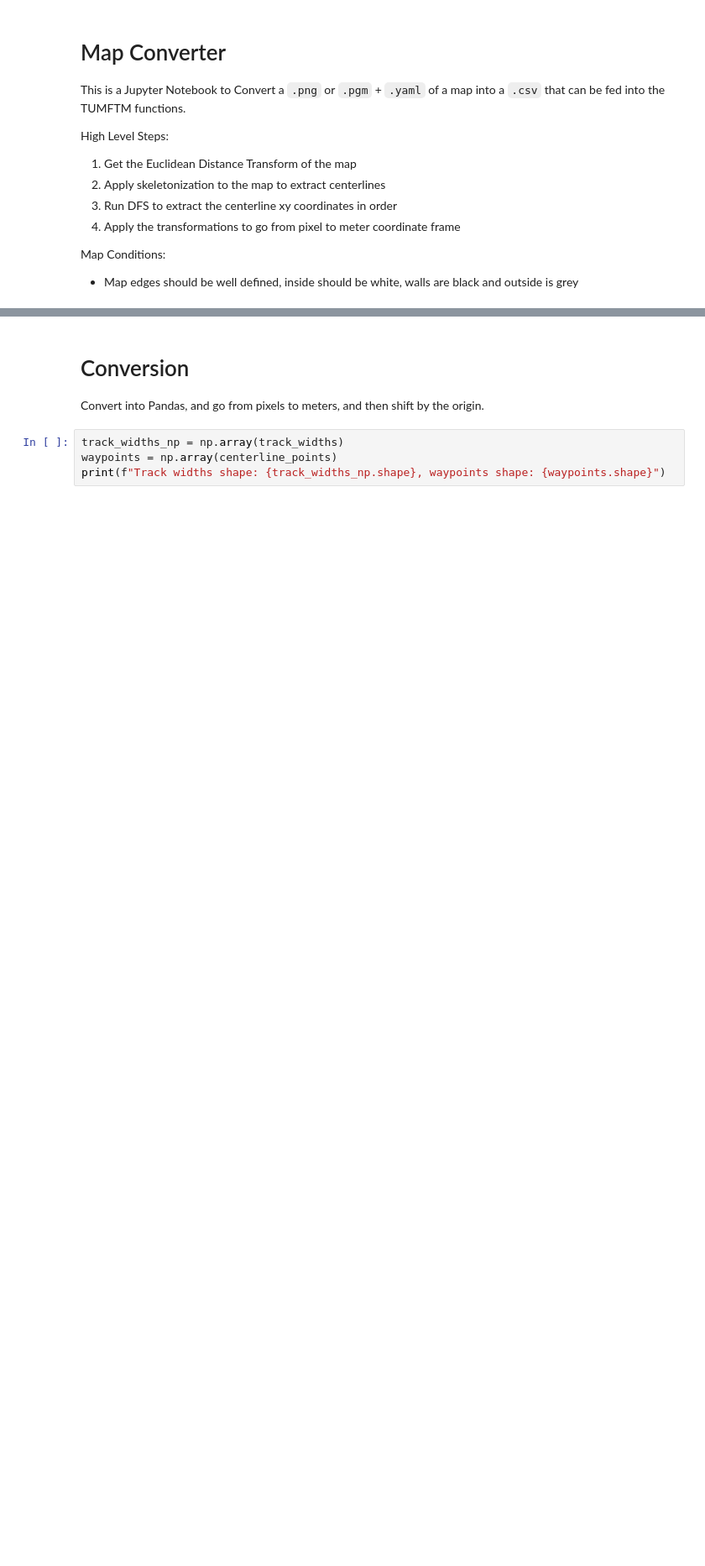
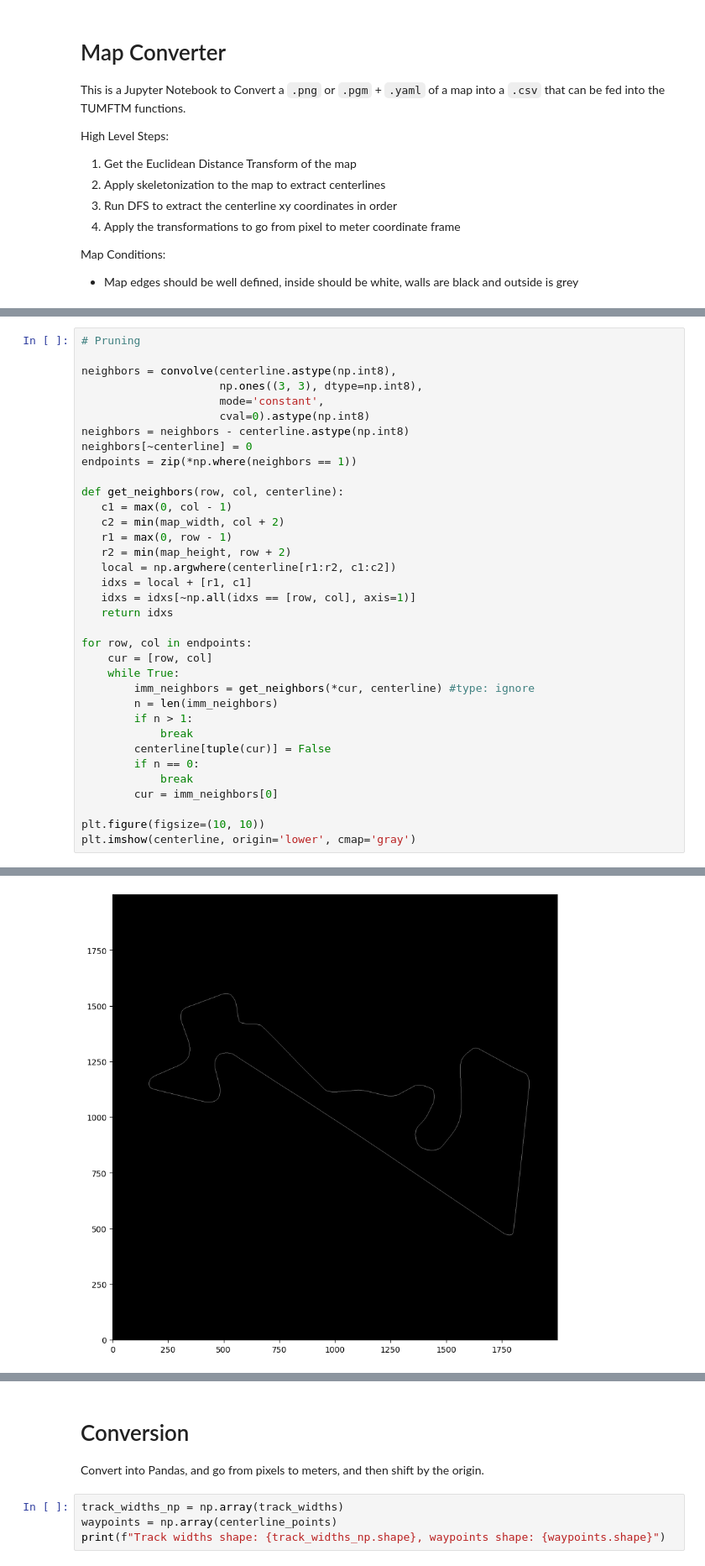
Before and after one commit to WVU-F1Tenth/Raceline-Optimization, a Jupyter notebook: map_converter.ipynb, the cells around one changed output, grey strips where cells are left out. Shown at 84% size. Cells and saved outputs as stored; diff of their text form; blank space fills up the shorter version.

```diff
--- a/map_converter.ipynb
+++ b/map_converter.ipynb
@@ -107,0 +143,36 @@ centerline_dist = np.where(centerline, dist_transform, 0)
+# %%
+# Pruning
+
+neighbors = convolve(centerline.astype(np.int8),
+                     np.ones((3, 3), dtype=np.int8),
+                     mode='constant',
+                     cval=0).astype(np.int8)
+neighbors = neighbors - centerline.astype(np.int8)
+neighbors[~centerline] = 0
+endpoints = zip(*np.where(neighbors == 1))
+
+def get_neighbors(row, col, centerline):
+   c1 = max(0, col - 1)
+   c2 = min(map_width, col + 2)
+   r1 = max(0, row - 1)
+   r2 = min(map_height, row + 2)
+   local = np.argwhere(centerline[r1:r2, c1:c2])
+   idxs = local + [r1, c1]
+   idxs = idxs[~np.all(idxs == [row, col], axis=1)]
+   return idxs
+
+for row, col in endpoints:
+    cur = [row, col]
+    while True:
+        imm_neighbors = get_neighbors(*cur, centerline) #type: ignore
+        n = len(imm_neighbors)
+        if n > 1:
+            break
+        centerline[tuple(cur)] = False
+        if n == 0:
+            break
+        cur = imm_neighbors[0]
+
+plt.figure(figsize=(10, 10))
+plt.imshow(centerline, origin='lower', cmap='gray')
+# %% [output]
@@ -108 +180,2 @@ centerline_dist = np.where(centerline, dist_transform, 0)
+[figure, added]
 # %%
```
Also changed, not shown: parts of 17 cells of this notebook, 2 other files.
